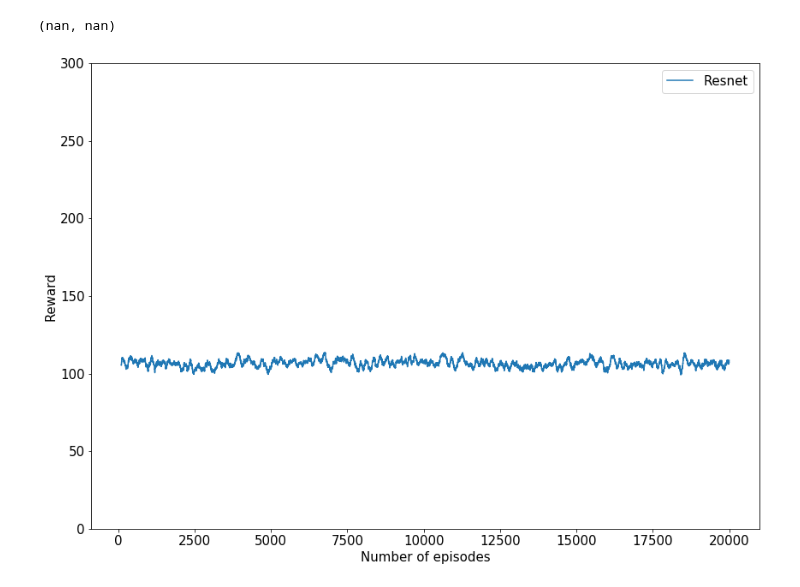
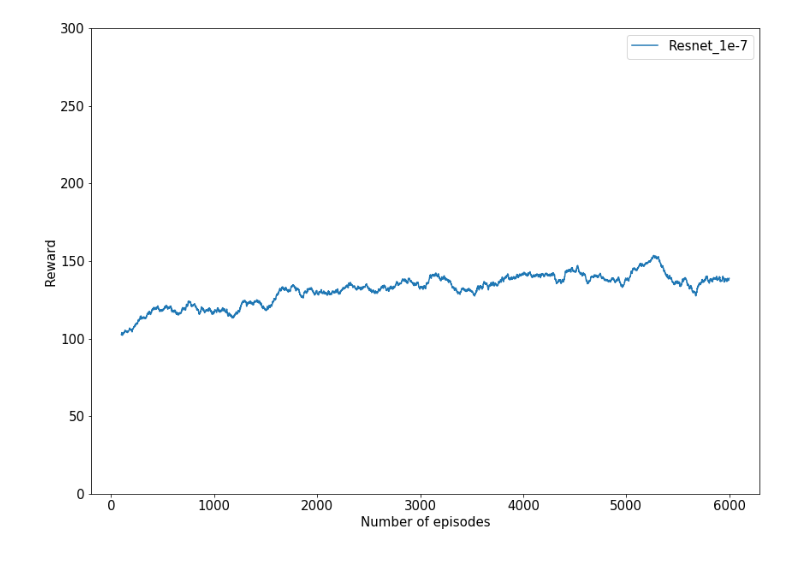
Before and after one commit to AAdeleye/Courses_Repo18-20, a Jupyter notebook: CSE291_Topics_Search_Reasoning/rl-mapping/result analysis.ipynb, the cells around one changed output. Cells and saved outputs as stored; diff of their text form; code cells hidden in the pictures.

```diff
--- a/CSE291_Topics_Search_Reasoning/rl-mapping/result analysis.ipynb
+++ b/CSE291_Topics_Search_Reasoning/rl-mapping/result analysis.ipynb
@@ -14,10 +14,10 @@ def rolling_apply(fun, a, w):
     return r
 # %%
 rewards_resnet = np.load('runs/resnet/results.npy')
-#rewards_cnn = np.load('runs/cnn/results.npy')
-#rewards_mlp = np.load('runs/mlp/results.npy')
+rewards_res = np.load('runs/resnetF/results.npy')
+rewards_mlp = np.load('runs/mlp/results.npy')
 
 reward_list = [rewards_resnet]
-labels = ['Resnet']
+labels = ['Resnet_1e-7']
 #reward_list = [rewards_resnet, rewards_cnn, rewards_mlp]
 #labels = ['Resnet', 'CNN-mlp', 'MLP']
@@ -30,7 +34,3 @@ np.mean(rewards_resnet[20000-100:20000]), np.std(rewards_resnet[20000-100:20000]
-# %%
-np.mean(rewards_mlp[12500-100:12500]), np.std(rewards_mlp[12500-100:12500])
-# %% [output]
-(nan, nan)
 # %%
 myopic = np.load('runs/myopic/rewards_test.npy')
 #myopic
@@ -41,18 +41,18 @@ t = np.arange(means[0].shape[0])
 # %%
 plt.figure(figsize=(14, 10))
 ax = plt.subplot(111)
 ax.set_xlabel('Number of episodes')
 ax.set_ylabel('Reward')
 for i in range(len(means)):
-    ax.plot(np.arange(means[i].shape[0])[:20000], means[i][:20000], label=labels[i])
+    ax.plot(np.arange(means[i].shape[0])[:6000], means[i][:6000], label=labels[i])
 for item in ([ax.title, ax.xaxis.label, ax.yaxis.label] +
              ax.get_xticklabels() + ax.get_yticklabels()):
     item.set_fontsize(15)
 plt.ylim(0, 300)
 plt.legend(fontsize=15)
 plt.savefig('paper/figs/learningcurve.pdf')
 # %% [output]
-[figure, old version]
+[figure, new version]
 # %%
 np.min(meanz)
 # %% [output]
```
Also changed, not shown: parts of 4 cells of this notebook, 13 other files.
